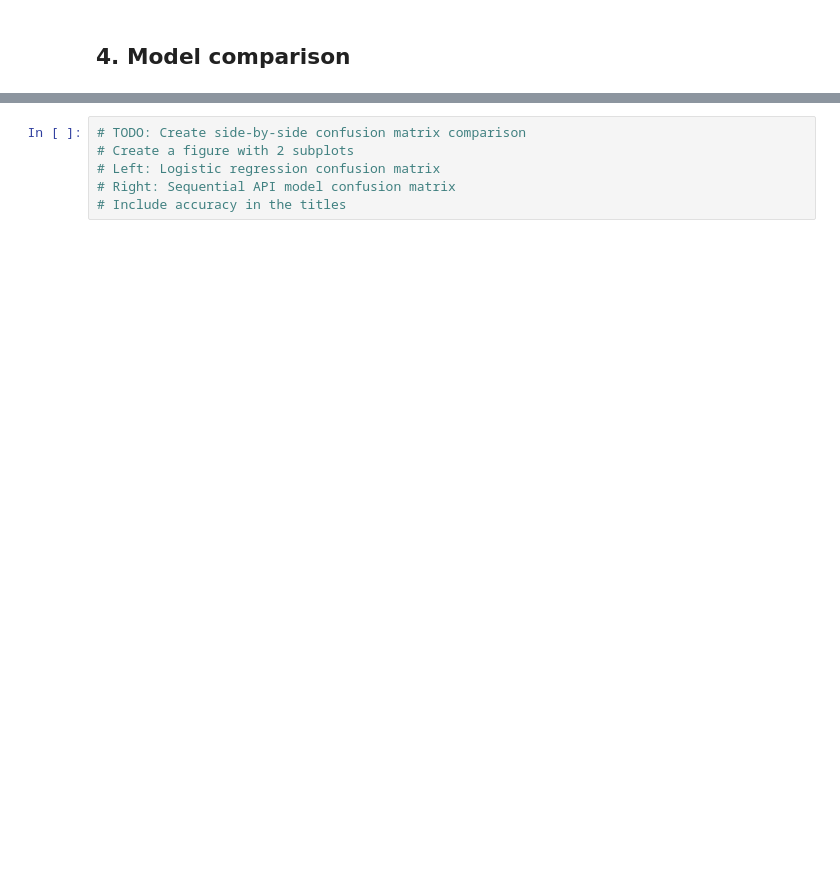
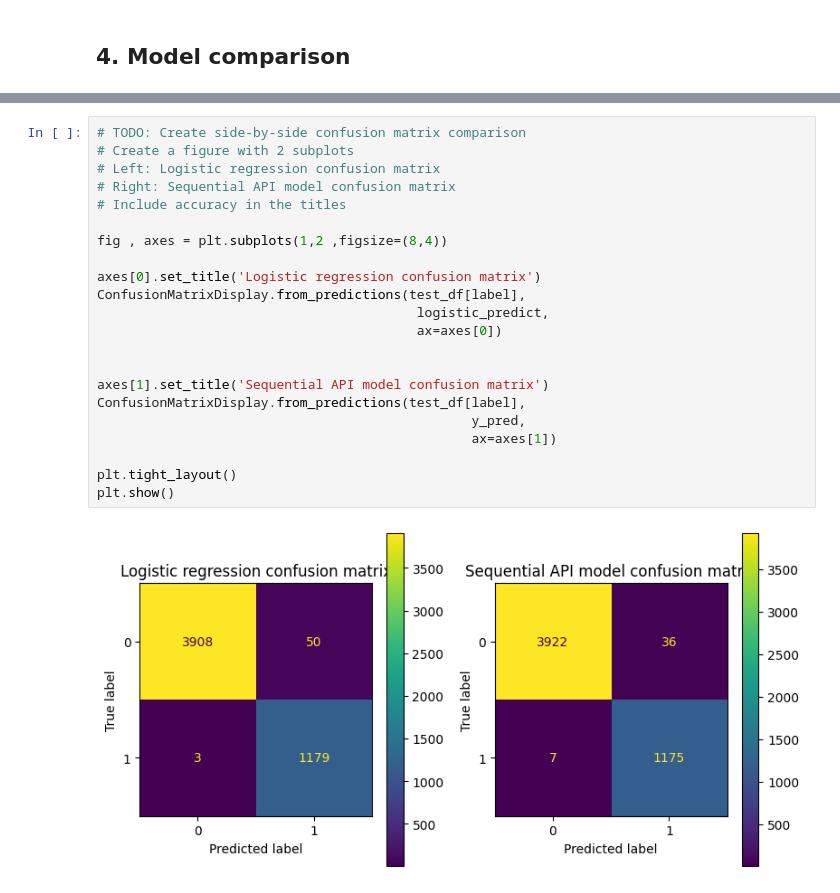
Before and after one commit to Mesterumit/tensorflow-CPU-fork, a Jupyter notebook: Lesson_28_activity (1).ipynb, the cells around one changed output, grey strips where cells are left out. Cells and saved outputs as stored; diff of their text form; blank space fills up the shorter version.

```diff
--- a/Lesson_28_activity (1).ipynb
+++ b/Lesson_28_activity (1).ipynb
@@ -285,6 +333,24 @@ plt.show()
 # %%
 # TODO: Create side-by-side confusion matrix comparison
 # Create a figure with 2 subplots
 # Left: Logistic regression confusion matrix
 # Right: Sequential API model confusion matrix
 # Include accuracy in the titles
+
+fig , axes = plt.subplots(1,2 ,figsize=(8,4))
+
+axes[0].set_title('Logistic regression confusion matrix')
+ConfusionMatrixDisplay.from_predictions(test_df[label],
+                                         logistic_predict,
+                                         ax=axes[0])
+
+
+axes[1].set_title('Sequential API model confusion matrix')
+ConfusionMatrixDisplay.from_predictions(test_df[label],
+                                                y_pred,
+                                                ax=axes[1])
+
+plt.tight_layout()
+plt.show()
+# %% [output]
+[figure, added]
```
Also changed, not shown: parts of 9 cells of this notebook.
